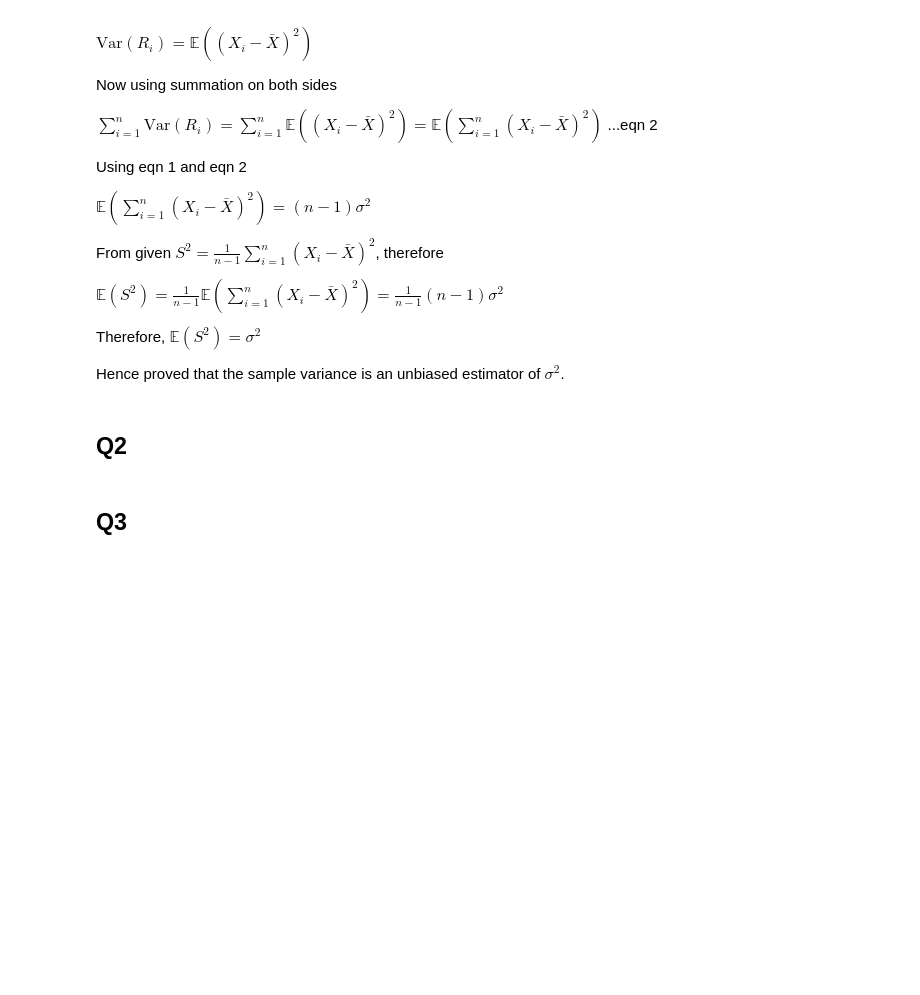
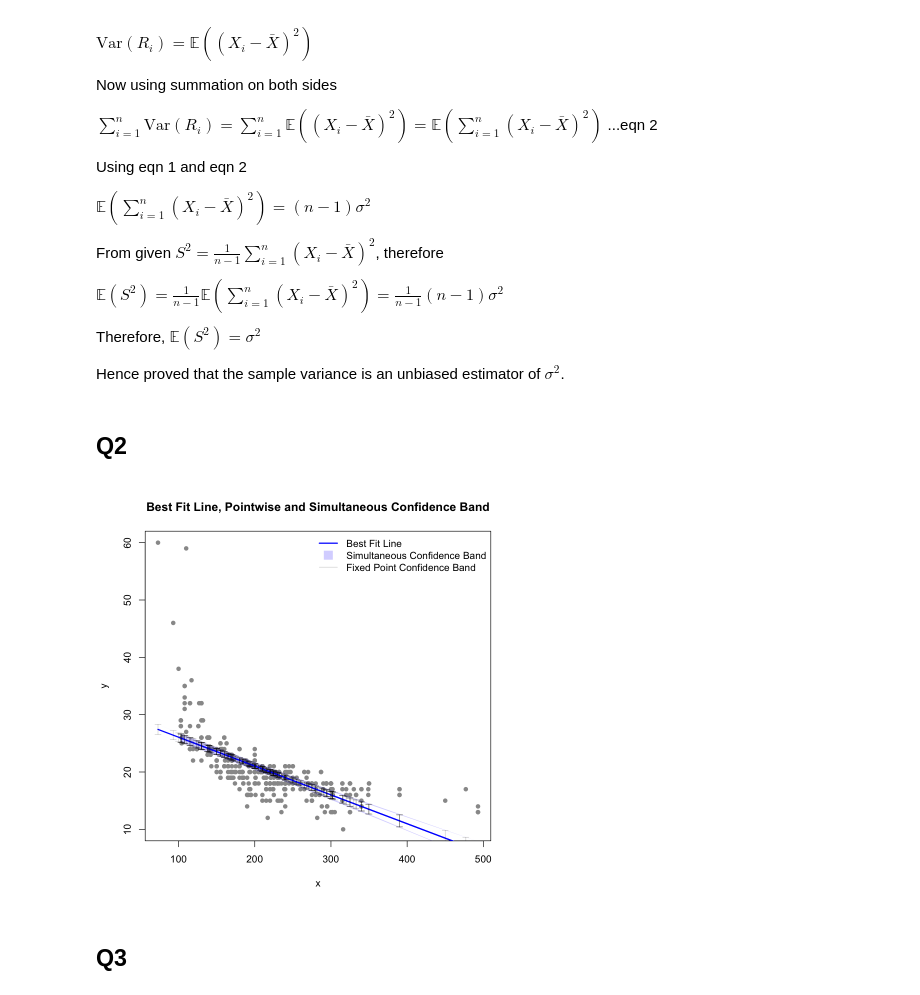
Before and after one commit to DevanaPerupurayil/DSC241_HWs_Project, a Jupyter notebook: DSC241_Homework1.ipynb, the cells around one changed output. Cells and saved outputs as stored; diff of their text form; code cells hidden in the pictures; blank space fills up the shorter version.

```diff
--- a/DSC241_Homework1.ipynb
+++ b/DSC241_Homework1.ipynb
@@ -69,6 +69,31 @@ Therefore, $\mathbb{E}(S^2) = \sigma^2$
 Hence proved that the sample variance is an unbiased estimator of $\sigma^2$.
 # %% [markdown]
 ## Q2
+# %%
+confBand <- function(x, y, conf = 0.95) {
+  data <- data.frame(x = x, y = y)
+  model <- lm(y ~ x, data = data)
+  pred <- predict(model, interval = "confidence", level = conf)
+
+  plot(x, y, pch = 16, col = "gray60", xlab = "x", ylab = "y", main = "Best Fit Line, Pointwise and Simultaneous Confidence Band")
+
+  polygon(c(x, rev(x)), c(pred[, "lwr"], rev(pred[, "upr"])), col = rgb(0.1, 0.1, 1, 0.2), border = NA)
+
+  lines(x, pred[, "fit"], col = "blue", lwd = 2)
+
+  arrows(x0 = x, y0 = pred[, "lwr"], x1 = x, y1 = pred[, "upr"], angle = 90, code = 3, length = 0.05, col = rgb(0, 0, 0, 0.2))
+
+  legend("topright", legend = c("Best Fit Line", "Simultaneous Confidence Band", "Fixed Point Confidence Band"),
+  col = c("blue", rgb(0.1, 0.1, 1, 0.2), rgb(0, 0, 0, 0.2)),
+  lwd = c(2, NA, 1), pch = c(NA, 15, NA), pt.cex = c(NA, 2, NA),
+  lty = c(1, NA, 1), bty = "n")
+}
+# %%
+load(file='04cars.rda')
+dat <- na.omit(dat)
+confBand(dat[,"Horsepower"],dat[,"City_MPG"])
+# %% [output]
+[figure, added]
 # %% [markdown]
 ## Q3
 # %%
```
Also changed, not shown: 2 other files.
